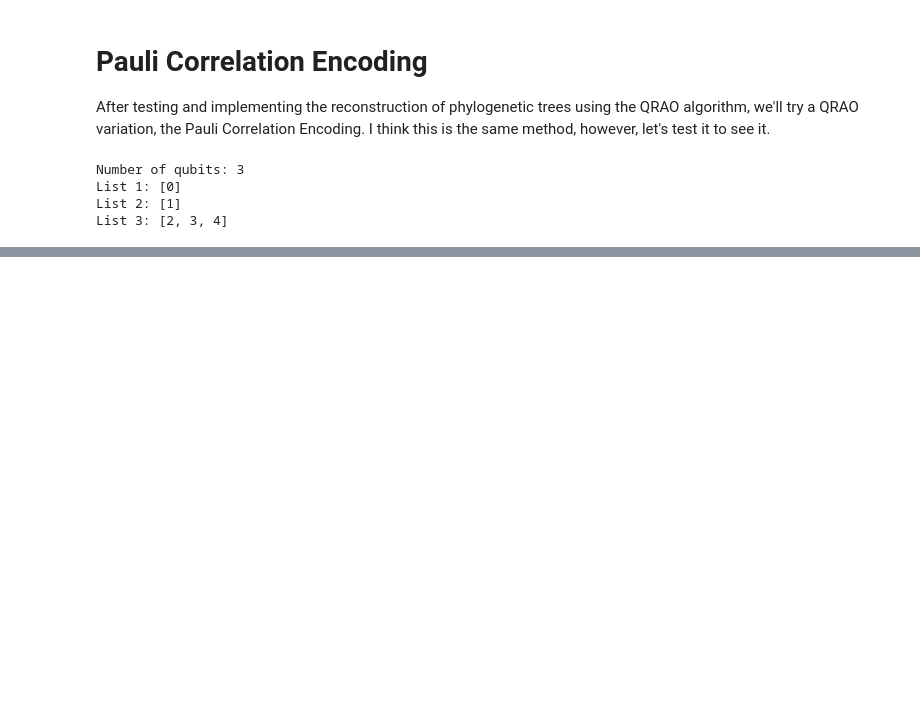
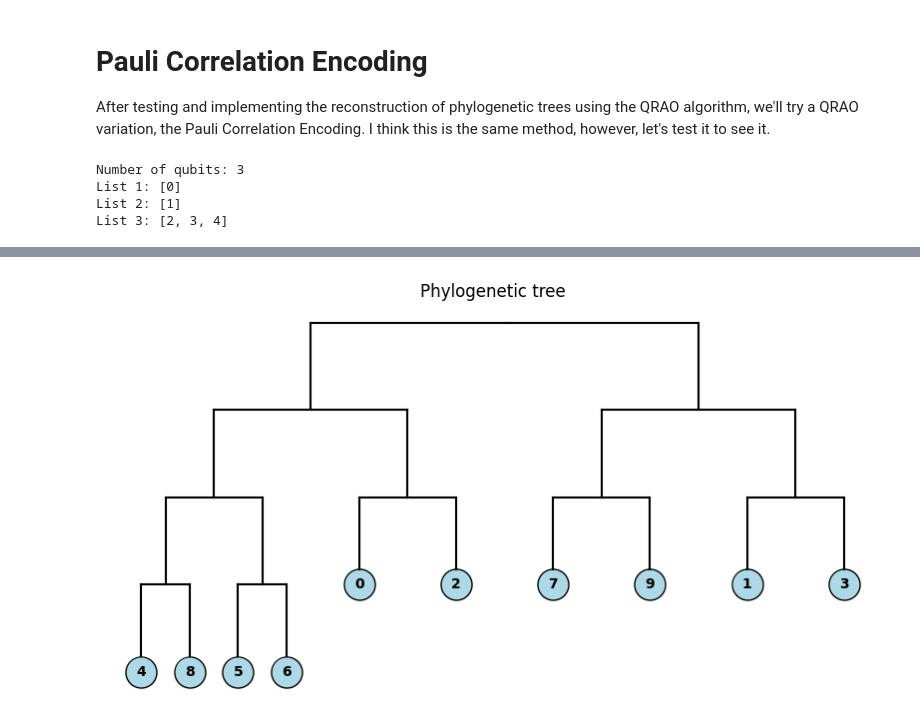
Before and after one commit to Nicofero/PhyloTree_ReConst, a Jupyter notebook: gate_methods_tree.ipynb, the cells around one changed output, grey strips where cells are left out. Saved outputs shown, nothing was run; the diff lists cells and outputs as text; code cells hidden in the pictures; blank space fills up the shorter version.

```diff
--- a/gate_methods_tree.ipynb
+++ b/gate_methods_tree.ipynb
@@ -1015,0 +1239,5 @@ print(par0, par1)
+# %%
+tree = bf_tree(matrix)
+tree.display_tree()
+# %% [output]
+[figure, added]
```
Also changed, not shown: parts of 8 cells of this notebook, 1 other file.
